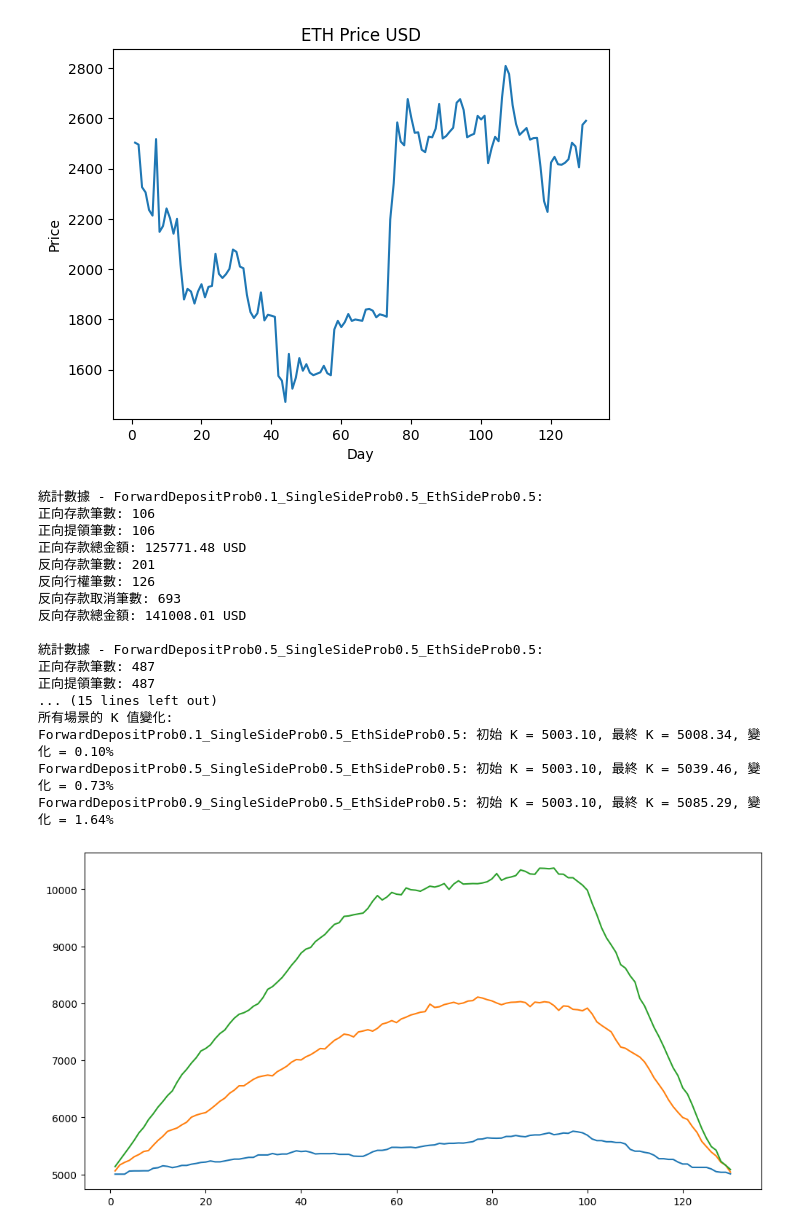
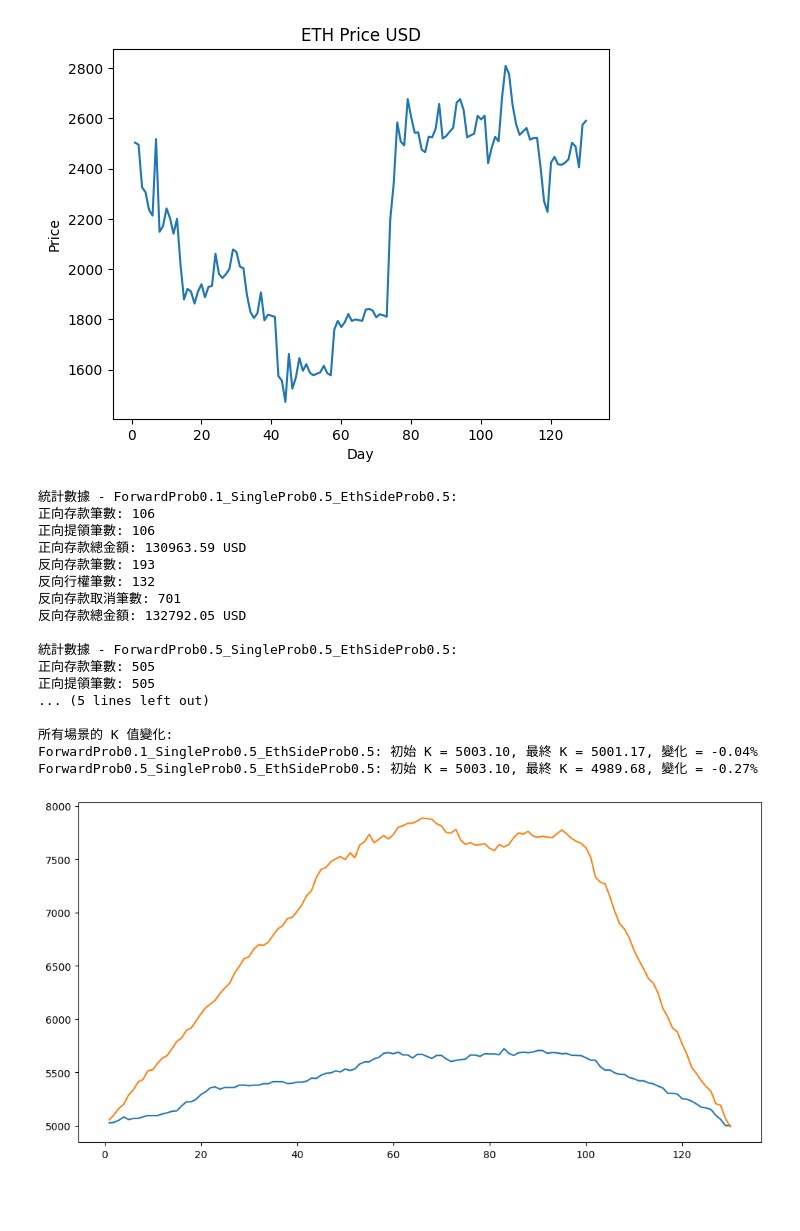
Before and after one commit to WangWang0226/DysonV2-Python, a Jupyter notebook: backtest_module_simple/simple_backtest.ipynb, the cells around one changed output. Cells and saved outputs as stored; diff of their text form; code cells hidden in the pictures; blank space fills up the shorter version.

Commit message:
fix simple backtest exercise option logic + refactor naming

```diff
--- a/backtest_module_simple/simple_backtest.ipynb
+++ b/backtest_module_simple/simple_backtest.ipynb
@@ -198,21 +200,22 @@ def simple_backtest(
 # 參數組合
 main_days = 100
 deposit_count_each_day = 10
-min_eth, max_eth = 0.01, 0.5
-min_usdc, max_usdc = 20, 2000
+min_amt0, max_amt0 = 0.01, 0.5
+min_amt1, max_amt1 = 20, 2000
 cool_down = 30
 total_days = main_days + cool_down
 
 # 交叉測試參數
-forward_probs = [0.1, 0.5, 0.9]
-single_side_probs = [0.5]
-eth_side_probs = [0.5]
+forward_probs = [0.1, 0.5]  # 正向vs反向的機率。 e.g. 0.6 代表每次存款階段有60%機率存入正向，40%機率存入反向。
+single_side_probs = [0.5]  # 存款單邊vs存款雙邊機率。e.g 0.6 代表每次存款階段有60%機率只投單邊，40%機率投入雙邊。
+token0_side_probs = [0.5]  # 如果只存單邊，存 token0 vs 存 token1 機率。e.g. 0.6 代表有60%機率投token0，40%機率投token1。
 
 prices_df = load_eth_prices(total_days).drop_duplicates("date").reset_index(drop=True)
+prices = prices_df["price_usd"]
 
-init_eth = 100
-init_usdc = 100 * prices_df["price_usd"].iloc[0]
-init_k = math.sqrt(init_eth * init_usdc)
+init_reserve0 = 100
+init_reserve1 = 100 * prices_df["price_usd"].iloc[0]
+init_k = math.sqrt(init_reserve0 * init_reserve1)
 
 os.makedirs("results", exist_ok=True)
 plt.plot(range(1, total_days + 1), prices_df["price_usd"])
@@ -225,63 +228,65 @@ plt.show()
 all_snapshots = {}
 for fp in forward_probs:
     for ssp in single_side_probs:
-        for esp in eth_side_probs:
-            tag = f"ForwardDepositProb{fp}_SingleSideProb{ssp}_EthSideProb{esp}"
+        for esp in token0_side_probs:
+            tag = f"ForwardProb{fp}_SingleProb{ssp}_EthSideProb{esp}"
             snapshots_df, stats = simple_backtest(
-                init_eth,
-                init_usdc,
+                init_reserve0,
+                init_reserve1,
                 main_days,
                 deposit_count_each_day,
                 fp,
                 ssp,
                 esp,
-                min_eth,
-                max_eth,
-                min_usdc,
-                max_usdc,
+                min_amt0,
+                max_amt0,
+                min_amt1,
+                max_amt1,
+                prices,
                 tag,
             )
             all_snapshots[tag] = snapshots_df
 
             # 列印每個測項的統計數據
             print(f"\n統計數據 - {tag}:")
             print(f"正向存款筆數: {stats['forward_count']}")
             print(f"正向提領筆數: {stats['withdraw_count']}")
             print(f"正向存款總金額: {stats['forward_total_amount']:.2f} USD")
             print(f"反向存款筆數: {stats['reverse_count']}")
-            print(f"反向行權筆數: {stats['revert_count']}")
+            print(f"反向行權筆數: {stats['exercised_count']}")
             print(f"反向存款取消筆數: {stats['reverse_deposit_cancelled_count']}")
             print(f"反向存款總金額: {stats['reverse_total_amount']:.2f} USD")
 
 
 # 列印所有場景的 K 值變化
 print("\n所有場景的 K 值變化:")
 for tag, df in all_snapshots.items():
     final_k = df["k_last"].iloc[-1]
     change = (final_k - init_k) / init_k * 100
     print(f"{tag}: 初始 K = {init_k:.2f}, 最終 K = {final_k:.2f}, 變化 = {change:.2f}%")
 
 # 繪製所有 K 值趨勢圖
 plt.figure(figsize=(12, 6))
 for tag, df in all_snapshots.items():
     plt.plot(range(1, total_days + 1), df["k_last"], label=tag)
+    plt.savefig(f"results/{tag}/k_trend.png")
 # %% [output]
 [figure]
-統計數據 - ForwardDepositProb0.1_SingleSideProb0.5_EthSideProb0.5:
+統計數據 - ForwardProb0.1_SingleProb0.5_EthSideProb0.5:
 正向存款筆數: 106
 正向提領筆數: 106
-正向存款總金額: 125771.48 USD
-反向存款筆數: 201
-反向行權筆數: 126
-反向存款取消筆數: 693
-反向存款總金額: 141008.01 USD
+正向存款總金額: 130963.59 USD
+反向存款筆數: 193
+反向行權筆數: 132
+反向存款取消筆數: 701
+反向存款總金額: 132792.05 USD
 
-統計數據 - ForwardDepositProb0.5_SingleSideProb0.5_EthSideProb0.5:
-正向存款筆數: 487
-正向提領筆數: 487
-... (15 lines left out)
+統計數據 - ForwardProb0.5_SingleProb0.5_EthSideProb0.5:
+正向存款筆數: 505
+正向提領筆數: 505
+... (5 lines left out)
+
 所有場景的 K 值變化:
-ForwardDepositProb0.1_SingleSideProb0.5_EthSideProb0.5: 初始 K = 5003.10, 最終 K = 5008.34, 變化 = 0.10%
-ForwardDepositProb0.5_SingleSideProb0.5_EthSideProb0.5: 初始 K = 5003.10, 最終 K = 5039.46, 變化 = 0.73%
-ForwardDepositProb0.9_SingleSideProb0.5_EthSideProb0.5: 初始 K = 5003.10, 最終 K = 5085.29, 變化 = 1.64%
+ForwardProb0.1_SingleProb0.5_EthSideProb0.5: 初始 K = 5003.10, 最終 K = 5001.17, 變化 = -0.04%
+ForwardProb0.5_SingleProb0.5_EthSideProb0.5: 初始 K = 5003.10, 最終 K = 4989.68, 變化 = -0.27%
-[figure, old version]
+[figure, new version]
```
Also changed, not shown: parts of 1 cell of this notebook.
